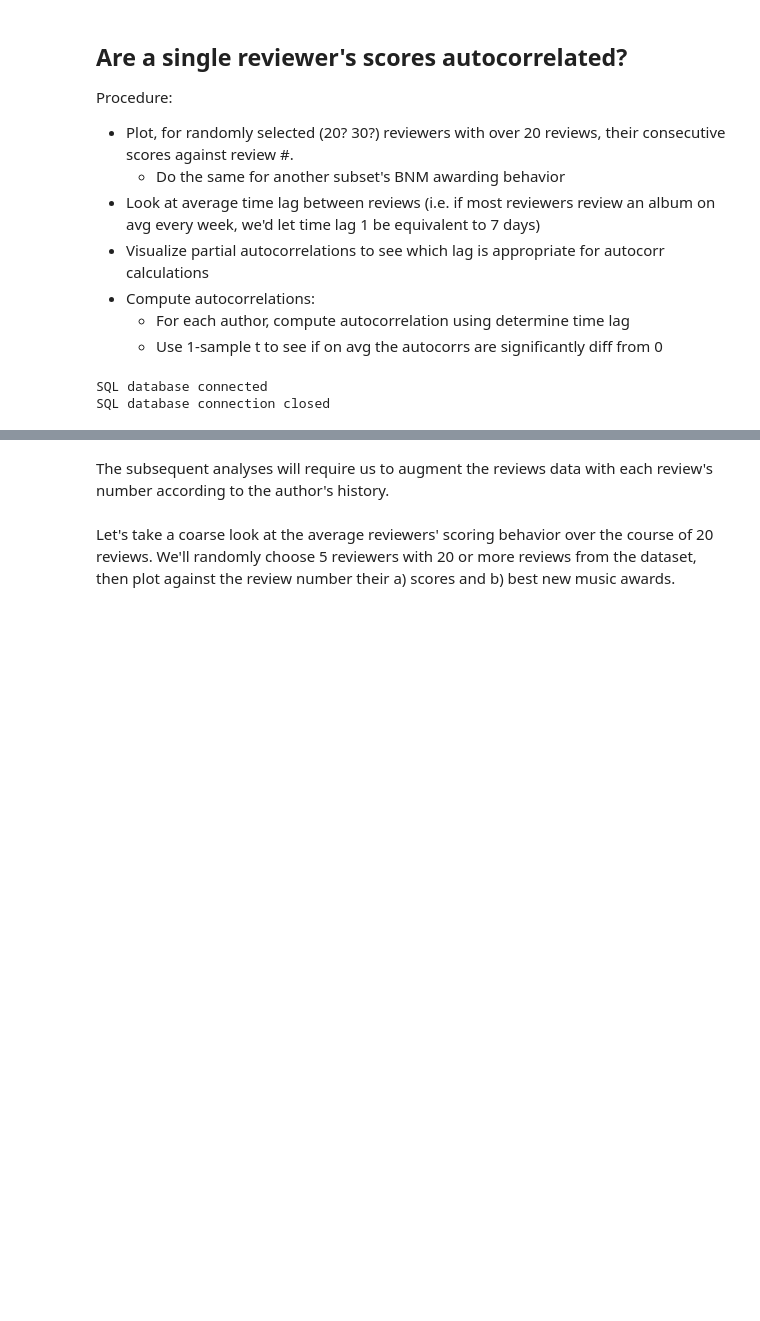
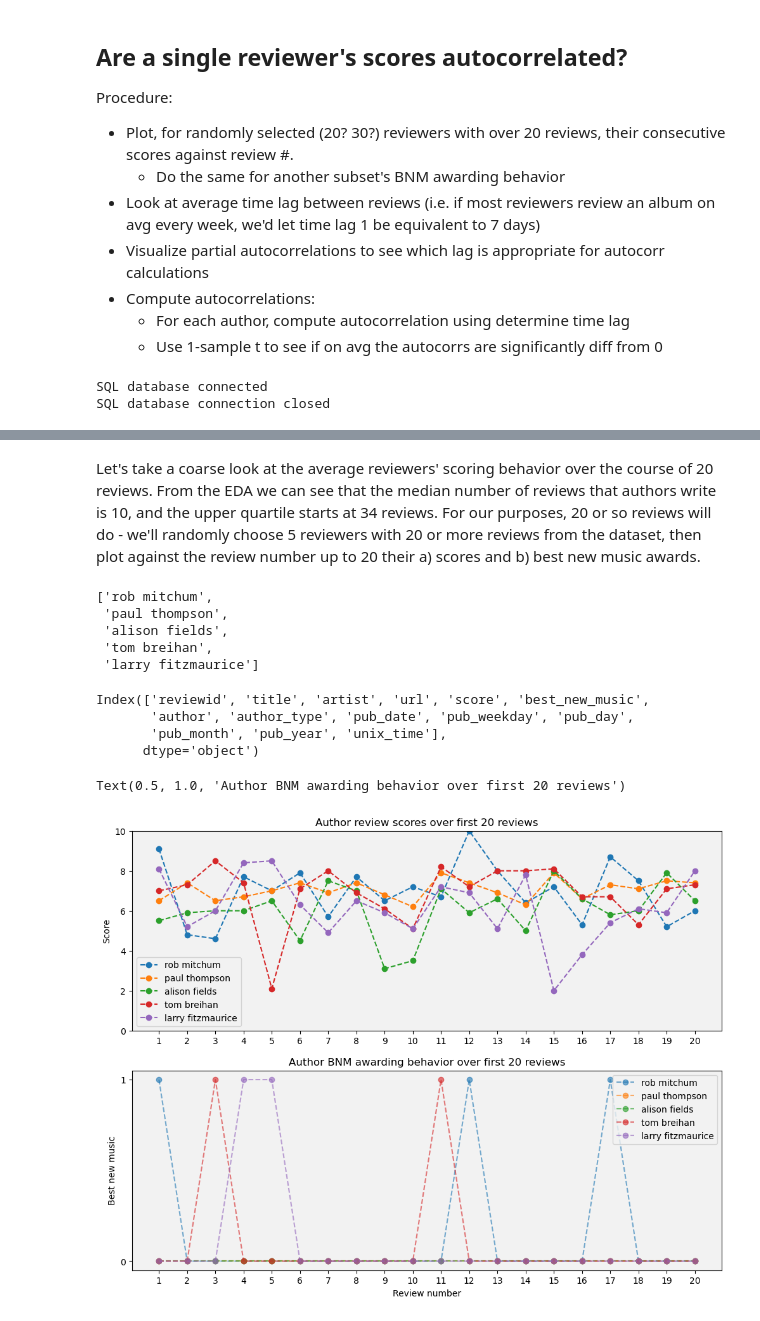
Before and after one commit to kevinl050312/Pitchfork-reviews-analysis, a Jupyter notebook: reviewer-score-autocorrelation.ipynb, the cells around one changed output, grey strips where cells are left out. Cells and saved outputs as stored; diff of their text form; code cells hidden in the pictures; blank space fills up the shorter version.

Commit message:
visualization of first 20 reviews

```diff
--- a/reviewer-score-autocorrelation.ipynb
+++ b/reviewer-score-autocorrelation.ipynb
@@ -58,2 +79,0 @@ reviews['unix_time'] = reviews.pub_date.view(np.int64) // 10**9
-# %% [markdown]
-The subsequent analyses will require us to augment the reviews data with each review's number according to the author's history.
@@ -82,2 +80,51 @@ for a, rows in reviews_authns.groupby('author'):
 # %% [markdown]
-Let's take a coarse look at the average reviewers' scoring behavior over the course of 20 reviews. We'll randomly choose 5 reviewers with 20 or more reviews from the dataset, then plot against the review number their a) scores and b) best new music awards.
+Let's take a coarse look at the average reviewers' scoring behavior over the course of 20 reviews. From the EDA we can see that the median number of reviews that authors write is 10, and the upper quartile starts at 34 reviews. For our purposes, 20 or so reviews will do - we'll randomly choose 5 reviewers with 20 or more reviews from the dataset, then plot against the review number up to 20 their a) scores and b) best new music awards.
+# %%
+over20 = reviews_authns.loc[reviews_authns['review_num'] >= 20]['author']
+a_over20 = over20.value_counts().index
+
+revnum = [int(i) for i in range(1, 21)]
+
+random.seed(a=28)
+a_rand = random.choices(a_over20, k=5)
+a_rand
+# %% [output]
+['rob mitchum',
+ 'paul thompson',
+ 'alison fields',
+ 'tom breihan',
+ 'larry fitzmaurice']
+# %%
+reviews.columns
+# %% [output]
+Index(['reviewid', 'title', 'artist', 'url', 'score', 'best_new_music',
+       'author', 'author_type', 'pub_date', 'pub_weekday', 'pub_day',
+       'pub_month', 'pub_year', 'unix_time'],
+      dtype='object')
+# %%
+fig, ax = plt.subplots(2, figsize=(12,9))
+
+# plot the authors' scores over 20 reviews on first plot
+# plot bnm awarding behavior over same on second plot
+for author in a_rand:
+    temp_auths = reviews_authns.loc[(reviews_authns['author']==author) & (reviews_authns['review_num']<= 20)]
+    temp_scores = temp_auths['score']
+    temp_bnm = temp_auths['best_new_music']
+
+    ax[0].plot(revnum, temp_scores, '--o', label=author)
+    ax[1].plot(revnum, temp_bnm, '--o', alpha=0.6, label=author)
+
+ax[0].set_xticks(revnum)
+ax[0].set_ylim([0,10])
+ax[0].legend(loc='best')
+ax[0].set(ylabel='Score')
+ax[0].set_title('Author review scores over first 20 reviews')
+
+ax[1].set_xticks(revnum)
+ax[1].set_yticks([0,1])
+ax[1].legend(loc='best')
+ax[1].set(xlabel='Review number', ylabel='Best new music')
+ax[1].set_title('Author BNM awarding behavior over first 20 reviews')
+# %% [output]
+Text(0.5, 1.0, 'Author BNM awarding behavior over first 20 reviews')
+[figure, added]
```
Also changed, not shown: parts of 4 cells of this notebook.
